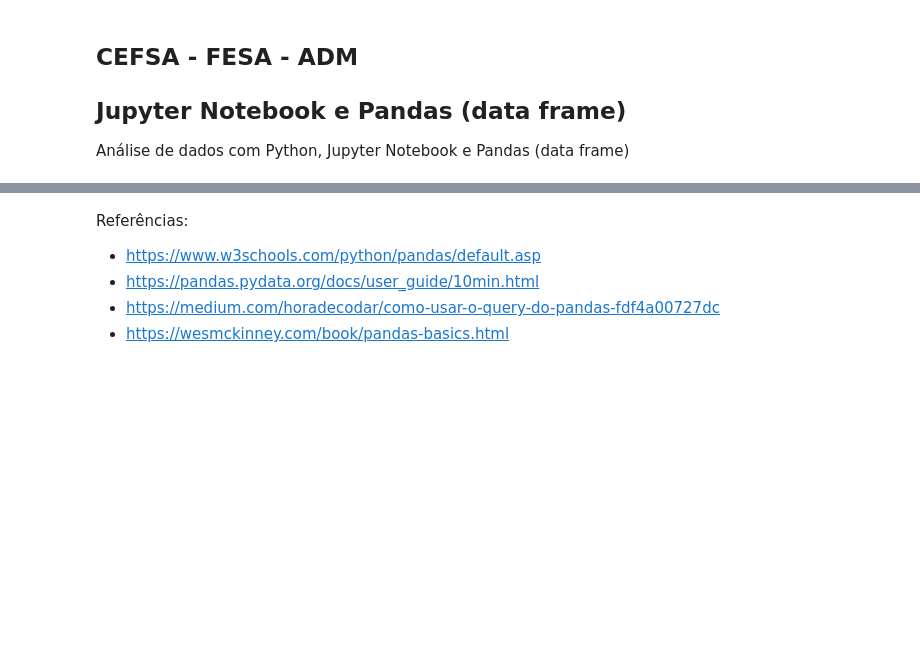
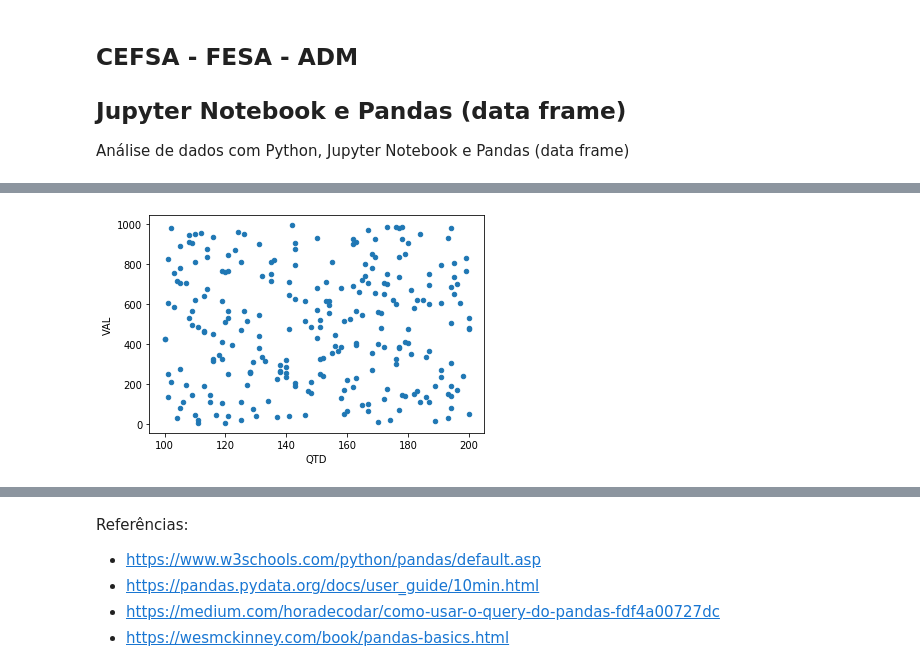
Before and after one commit to danielscarvalho/FESA-ADM-1, a Jupyter notebook: Data Frame - Pandas.ipynb, the cells around one changed output, grey strips where cells are left out. Cells and saved outputs as stored; diff of their text form; code cells hidden in the pictures; blank space fills up the shorter version.

```diff
--- a/Data Frame - Pandas.ipynb
+++ b/Data Frame - Pandas.ipynb
@@ -52,0 +249,5 @@ df_info[df_info.QTD > 190]
+# %%
+df_info[df_info.CAT=="A"].plot.scatter(x='QTD',y='VAL')
+plt.show()
+# %% [output]
+[figure, added]
```
Also changed, not shown: parts of 28 cells of this notebook.
